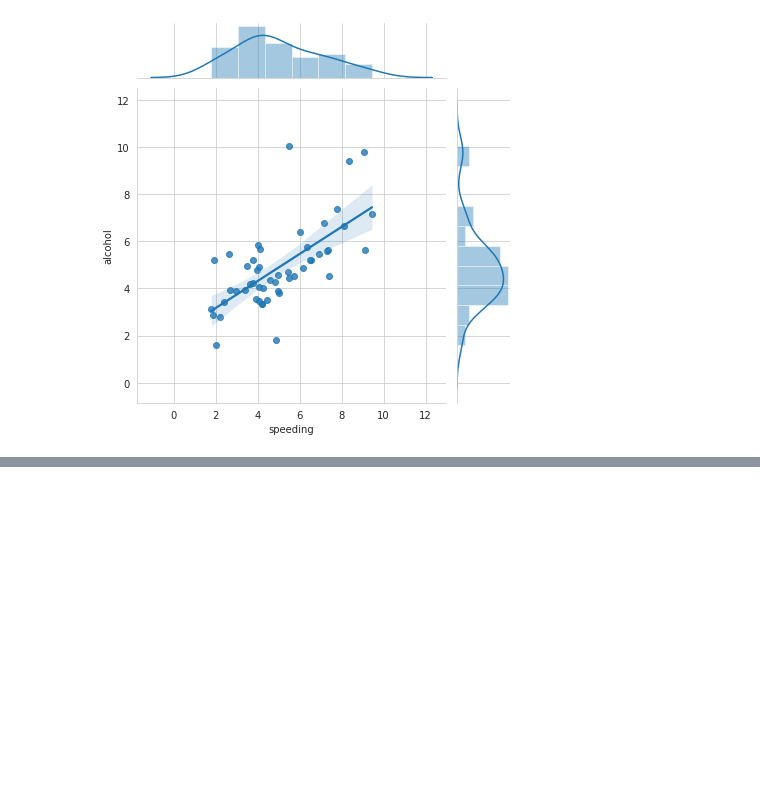
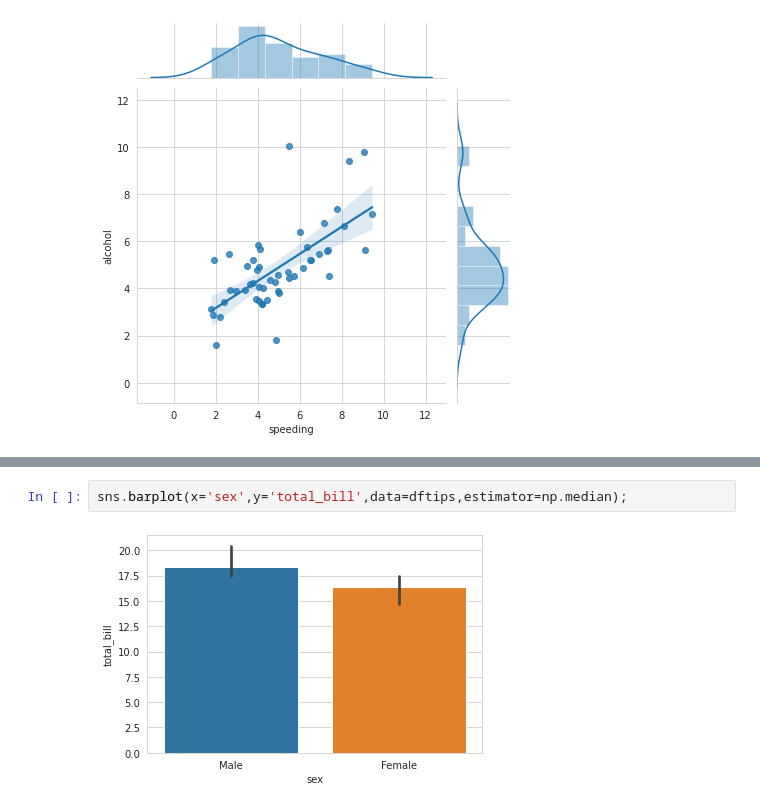
Before and after one commit to iamarjunsk/ML-Al, a Jupyter notebook: numpy and panda/Data Visualization.ipynb, the cells around one changed output, grey strips where cells are left out. Drawn from its saved outputs; the diff is of its cells as text; blank space fills up the shorter version.

```diff
--- a/numpy and panda/Data Visualization.ipynb
+++ b/numpy and panda/Data Visualization.ipynb
@@ -500,0 +529,4 @@ sns.jointplot(x='speeding', y='alcohol',data=dfcrash,kind='reg')
+# %%
+sns.barplot(x='sex',y='total_bill',data=dftips,estimator=np.median);
+# %% [output]
+[figure, added]
```
Also changed, not shown: parts of 35 cells of this notebook, 3 other files.
